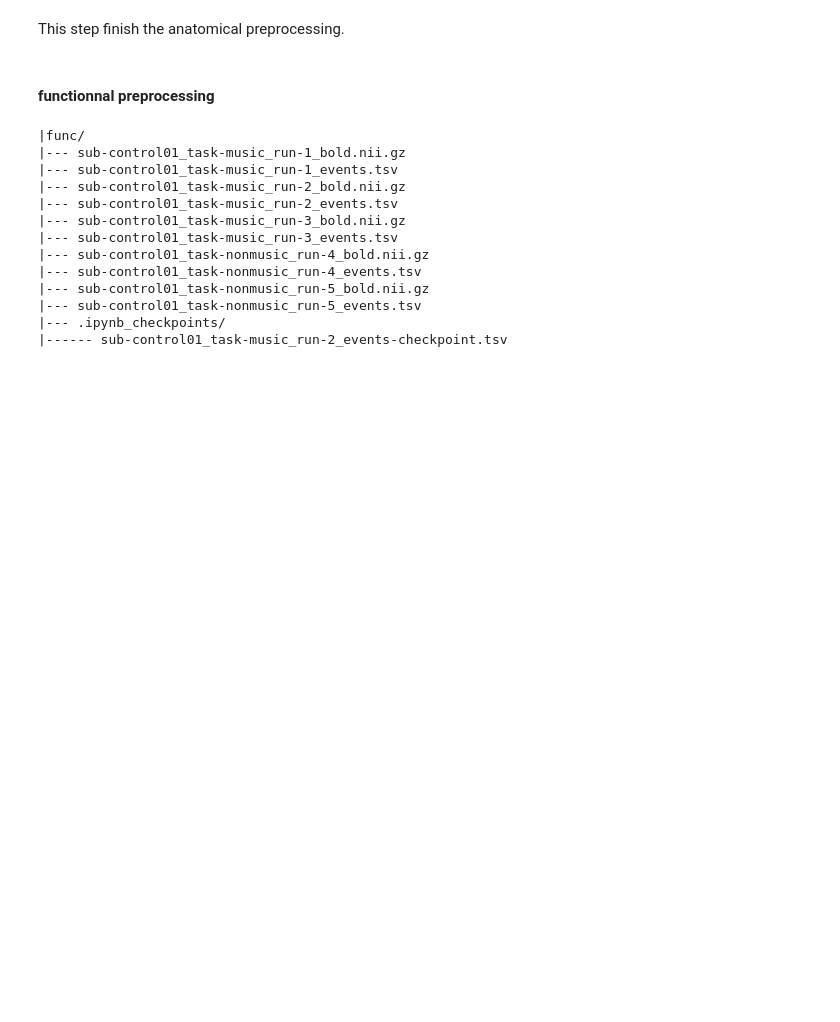
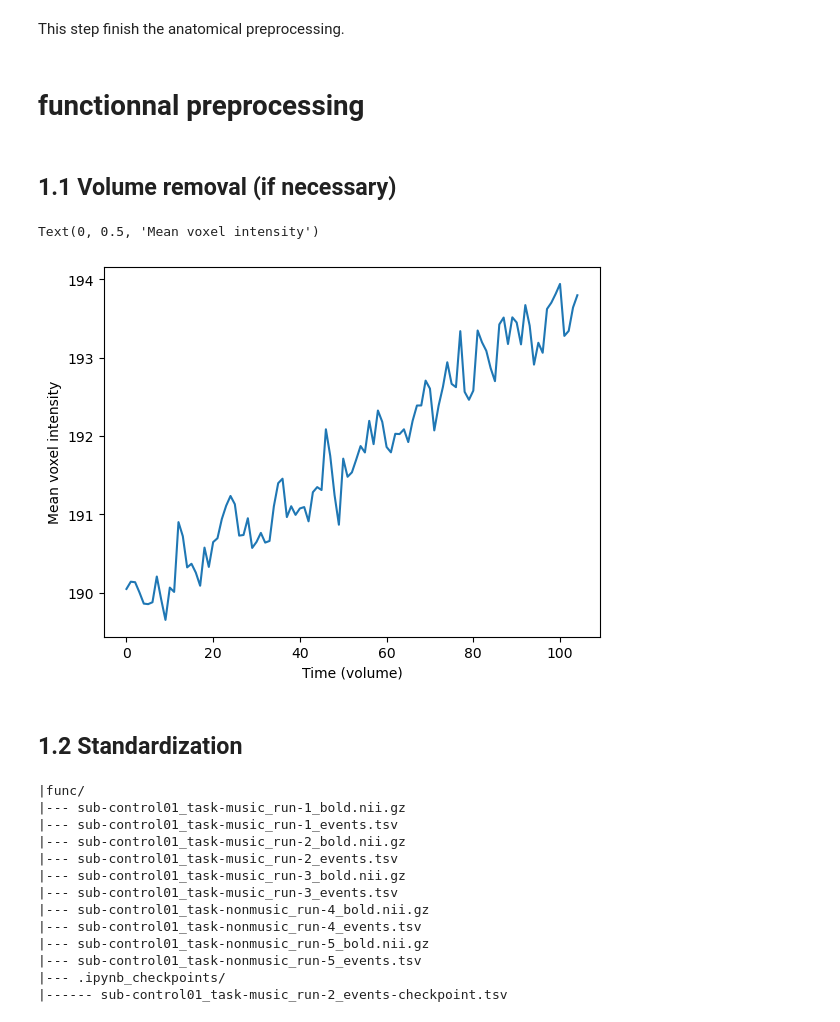
Before and after one commit to ThibthibML/NSSP, a Jupyter notebook: project1.ipynb, the cells around one changed output. Saved outputs shown, nothing was run; the diff lists cells and outputs as text; code cells hidden in the pictures; blank space fills up the shorter version.

```diff
--- a/project1.ipynb
+++ b/project1.ipynb
@@ -105,6 +109,7 @@ utils.mkdir_no_exist(op.join(preproc_root, subject, 'func'))
 utils.mkdir_no_exist(op.join(preproc_root, subject, 'fmap'))
 
 #run this line only if you dont have the dataset
-#subprocess.run(["openneuro-py", "download", "--dataset", dataset, "--target_dir", bids_root,"--include",subject], check=True)
+if RERUN :
+    subprocess.run(["openneuro-py", "download", "--dataset", dataset, "--target_dir", bids_root,"--include",subject], check=True)
 # %%
 # explore the dataset folder
@@ -295,7 +314,19 @@ if RERUN :
 # %% [markdown]
 This step finish the anatomical preprocessing.
 # %% [markdown]
-#### <b>functionnal preprocessing</b>
+# functionnal preprocessing
+# %% [markdown]
+## 1.1 Volume removal (if necessary)
+# %%
+plt.plot(nib.load(op.join(bids_root, 'sub-control01','func', 'sub-control01_task-music_run-1_bold.nii.gz')).get_fdata().mean(axis=(0,1,2)))
+plt.xlabel('Time (volume)')
+plt.ylabel('Mean voxel intensity')
+#we see no need of volume removal here
+# %% [output]
+Text(0, 0.5, 'Mean voxel intensity')
+[figure, added]
+# %% [markdown]
+## 1.2 Standardization
 # %%
 print_dir_tree(op.join(bids_root, subject, 'func')) #functionnal directory
 # %% [output]
```
Also changed, not shown: parts of 33 cells of this notebook.
